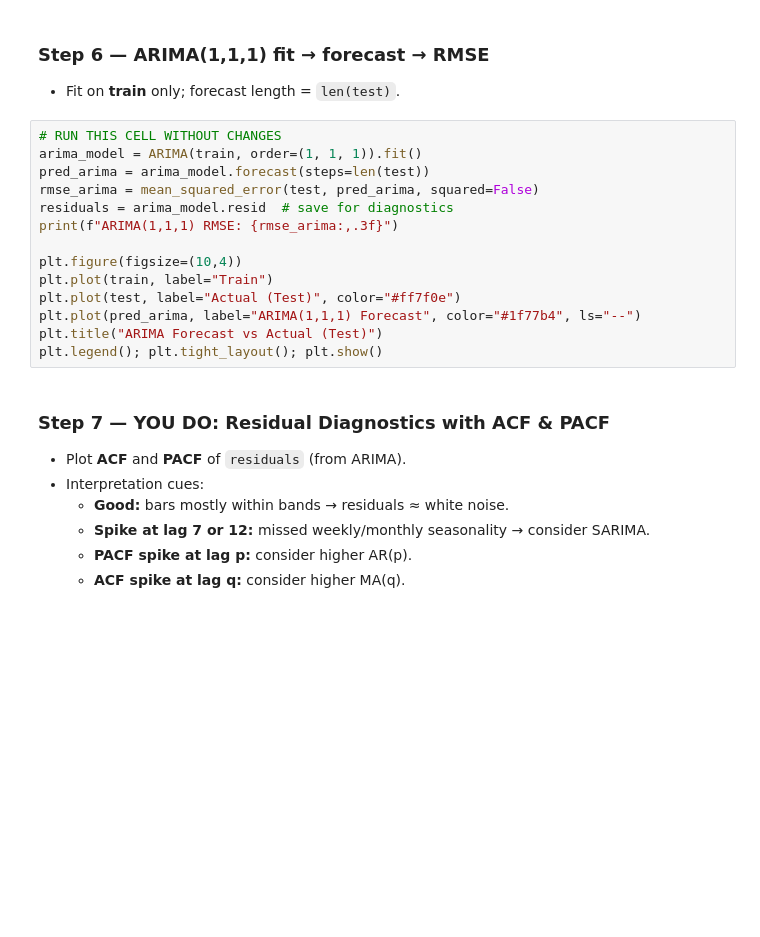
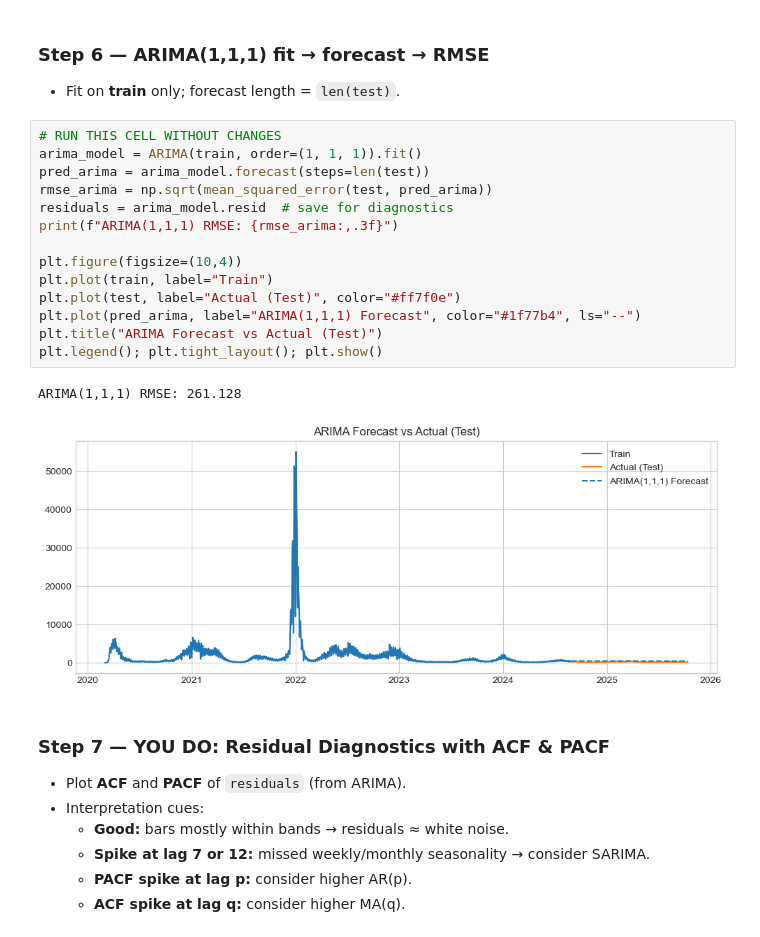
Before and after one commit to ro-the-creator/DA2025_Lectures, a Jupyter notebook: Mod6/CodeAssignments/Mod6L20_CodeAssignment_STUDENT.ipynb, the cells around one changed output. Drawn from its saved outputs; the diff is of its cells as text; blank space fills up the shorter version.

```diff
--- a/Mod6/CodeAssignments/Mod6L20_CodeAssignment_STUDENT.ipynb
+++ b/Mod6/CodeAssignments/Mod6L20_CodeAssignment_STUDENT.ipynb
@@ -120,17 +162,20 @@ plt.legend(); plt.tight_layout(); plt.show()
 # %%
 # RUN THIS CELL WITHOUT CHANGES
 arima_model = ARIMA(train, order=(1, 1, 1)).fit()
 pred_arima = arima_model.forecast(steps=len(test))
-rmse_arima = mean_squared_error(test, pred_arima, squared=False)
+rmse_arima = np.sqrt(mean_squared_error(test, pred_arima))
 residuals = arima_model.resid  # save for diagnostics
 print(f"ARIMA(1,1,1) RMSE: {rmse_arima:,.3f}")
 
 plt.figure(figsize=(10,4))
 plt.plot(train, label="Train")
 plt.plot(test, label="Actual (Test)", color="#ff7f0e")
 plt.plot(pred_arima, label="ARIMA(1,1,1) Forecast", color="#1f77b4", ls="--")
 plt.title("ARIMA Forecast vs Actual (Test)")
 plt.legend(); plt.tight_layout(); plt.show()
+# %% [output]
+ARIMA(1,1,1) RMSE: 261.128
+[figure, added]
 # %% [markdown]
 ### Step 7 — YOU DO: Residual Diagnostics with ACF & PACF
 - Plot **ACF** and **PACF** of `residuals` (from ARIMA).
```
Also changed, not shown: parts of 14 cells of this notebook, 1 other file.
